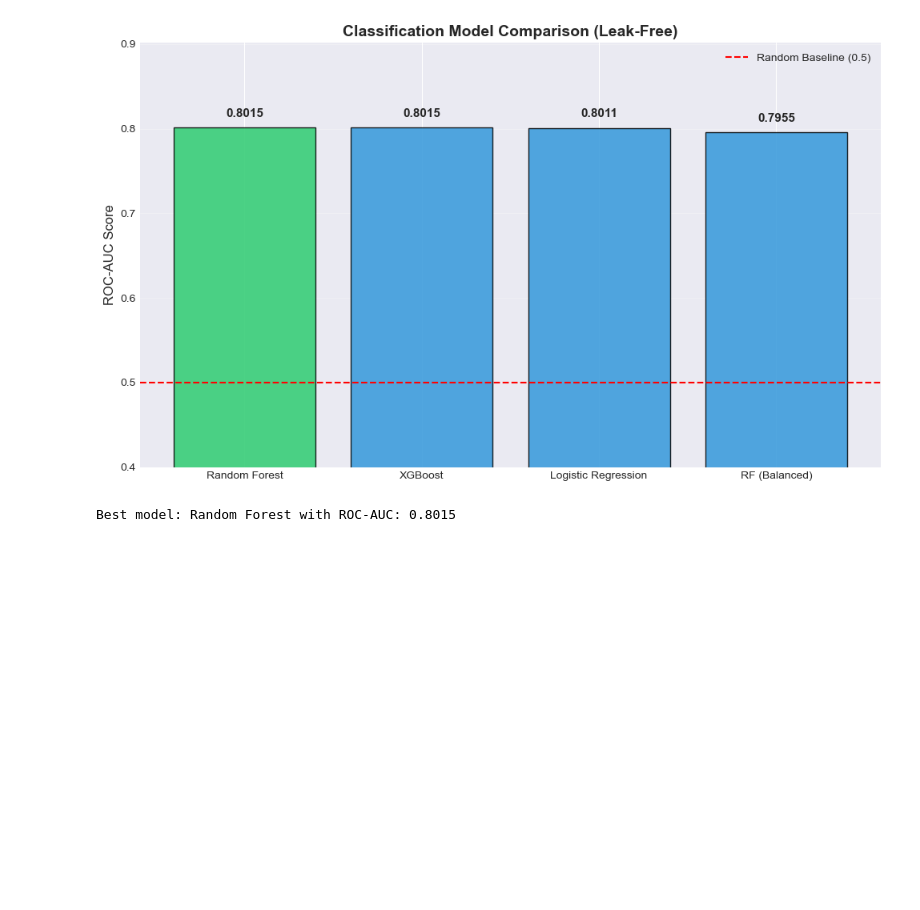
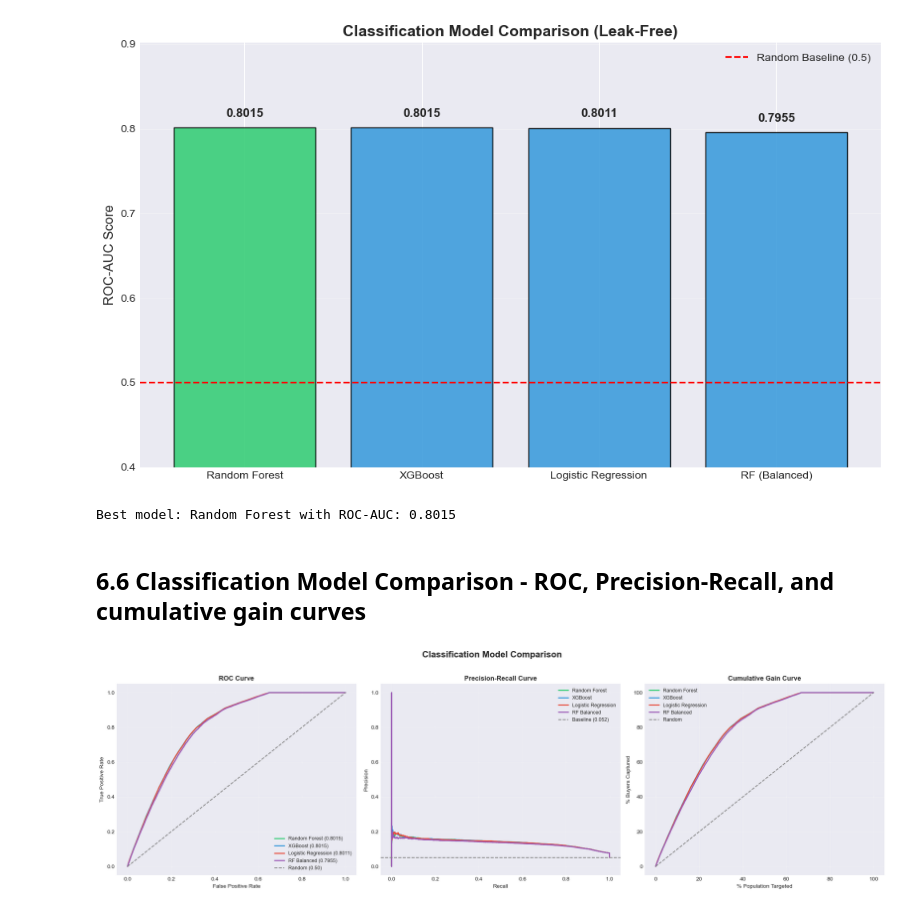
Before and after one commit to rynetroy/Predictive_Funnel_Analytics, a Jupyter notebook: delarosa_troy_SML_Predictive_Funnel_Analytics_.ipynb, the cells around one changed output. Cells and saved outputs as stored; diff of their text form; code cells hidden in the pictures; blank space fills up the shorter version.

```diff
--- a/delarosa_troy_SML_Predictive_Funnel_Analytics_.ipynb
+++ b/delarosa_troy_SML_Predictive_Funnel_Analytics_.ipynb
@@ -1465,3 +1465,81 @@ print('\nBest model:', model_results.iloc[0]['Model'], f'with ROC-AUC: {model_re
 # %% [output]
 [figure]
 Best model: Random Forest with ROC-AUC: 0.8015
+# %% [markdown]
+## 6.6 Classification Model Comparison - ROC, Precision-Recall, and cumulative gain curves
+# %%
+from sklearn.metrics import roc_curve, precision_recall_curve, roc_auc_score
+
+
+fig, axes = plt.subplots(1, 3, figsize=(20, 6))
+
+# All models and their probabilities
+# We create a dictionary to store the predicted probabilities
+# for the positive class (conversion) from each model on the validation set,
+# which will be used to plot the ROC curves, Precision-Recall curves, and Cumulative Gain curves for comparison.
+models = {
+    'Random Forest': clf_rf.predict_proba(X_val)[:, 1],
+    'XGBoost': xgb_model.predict_proba(X_val)[:, 1],
+    'Logistic Regression': log_reg_pipeline.predict_proba(X_val)[:, 1],
+    'RF Balanced': clf_rf_balanced.predict_proba(X_val)[:, 1]
+}
+
+colors = ['#2ecc71', '#3498db', '#e74c3c', '#9b59b6']
+
+# === PLOT 1: ROC Curves ===
+for (name, probs), color in zip(models.items(), colors):
+    fpr, tpr, _ = roc_curve(y_val_cls, probs)
+    auc = roc_auc_score(y_val_cls, probs)
+    axes[0].plot(fpr, tpr, color=color, linewidth=2, label=f'{name} ({auc:.4f})')
+
+# We add a dashed diagonal line to represent the performance of a random classifier,
+# which serves as a baseline for comparison.
+axes[0].plot([0, 1], [0, 1], '--', color='gray', label='Random (0.50)')
+axes[0].set_xlabel('False Positive Rate')
+axes[0].set_ylabel('True Positive Rate')
+axes[0].set_title('ROC Curve', fontweight='bold')
+axes[0].legend(fontsize=9)
+axes[0].grid(alpha=0.3)
+
+# === PLOT 2: Precision-Recall Curves ===
+# We plot the Precision-Recall curves for each model,
+# which are particularly informative in imbalanced classification scenarios,
+for (name, probs), color in zip(models.items(), colors):
+    precision, recall, _ = precision_recall_curve(y_val_cls, probs)
+    axes[1].plot(recall, precision, color=color, linewidth=2, label=name)
+
+# We add a horizontal dashed line to indicate the baseline precision,
+# which is equal to the prevalence of the positive class in the validation set,
+baseline = y_val_cls.mean()
+axes[1].axhline(y=baseline, color='gray', linestyle='--', label=f'Baseline ({baseline:.3f})')
+axes[1].set_xlabel('Recall')
+axes[1].set_ylabel('Precision')
+axes[1].set_title('Precision-Recall Curve', fontweight='bold')
+axes[1].legend(fontsize=9)
+axes[1].grid(alpha=0.3)
+
+# === PLOT 3: Cumulative Gain (Lift) ===
+# We plot the Cumulative Gain curves for each model,
+# which show the percentage of buyers captured
+for (name, probs), color in zip(models.items(), colors):
+    sorted_idx = np.argsort(-probs)
+    sorted_actual = y_val_cls.values[sorted_idx]
+    cumulative_gains = np.cumsum(sorted_actual) / sorted_actual.sum()
+    pct_population = np.arange(1, len(cumulative_gains) + 1) / len(cumulative_gains)
+    axes[2].plot(pct_population * 100, cumulative_gains * 100, color=color, linewidth=2, label=name)
+
+# We add a dashed diagonal line to represent the performance of a random model,
+axes[2].plot([0, 100], [0, 100], '--', color='gray', label='Random')
+axes[2].set_xlabel('% Population Targeted')
+axes[2].set_ylabel('% Buyers Captured')
+axes[2].set_title('Cumulative Gain Curve', fontweight='bold')
+axes[2].legend(fontsize=9)
+axes[2].grid(alpha=0.3)
+
+# We set a super title for the entire figure to summarize the content of the three subplots,
+plt.suptitle('Classification Model Comparison', fontsize=16, fontweight='bold', y=1.02)
+plt.tight_layout()
+plt.savefig('visualizations/classification_curves.png', dpi=200, bbox_inches='tight')
+plt.show()
+# %% [output]
+[figure, added]
```
Also changed, not shown: 1 other file.
